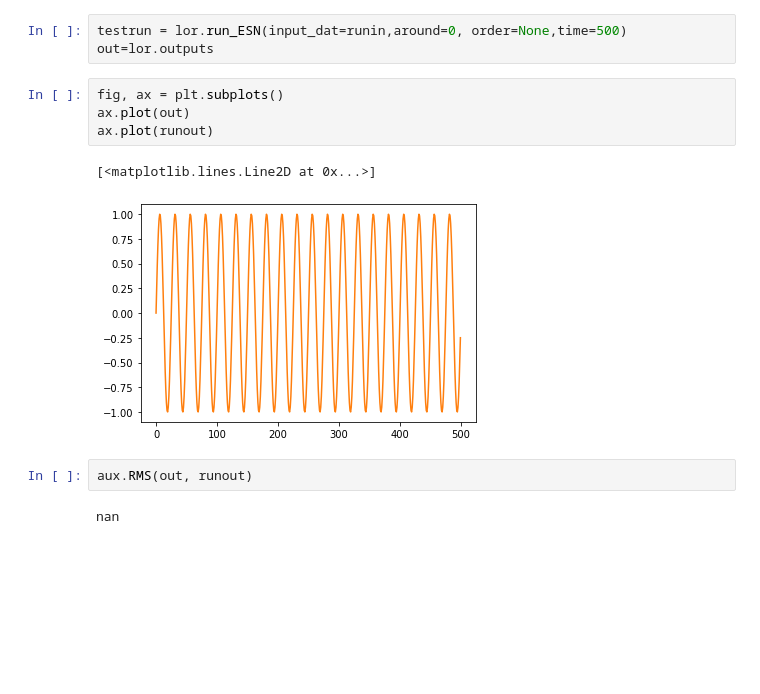
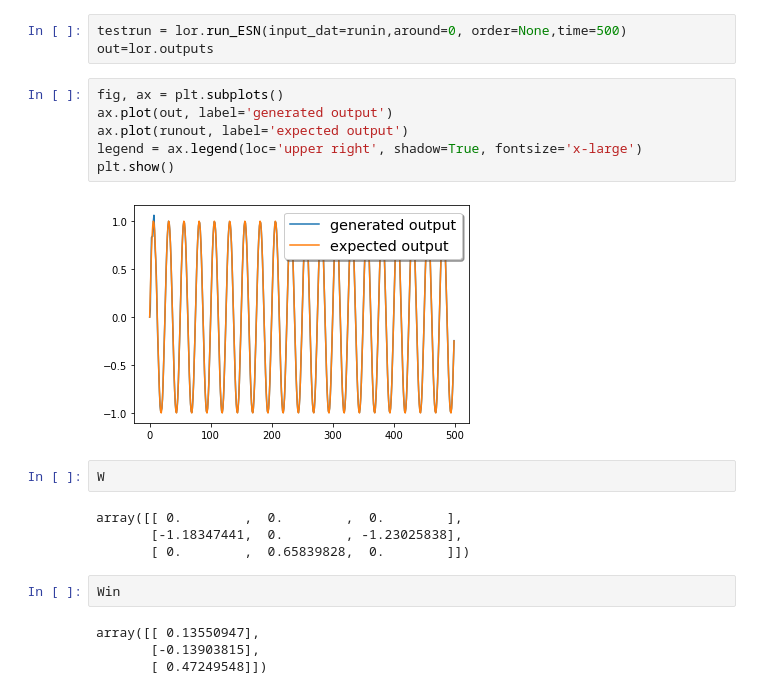
Before and after one commit to joshdey/Thesis, a Jupyter notebook: Code/sinteacher (network successfully learned (kinda)).ipynb, the cells around one changed output. Drawn from its saved outputs; the diff is of its cells as text; blank space fills up the shorter version.

```diff
--- a/Code/sinteacher (network successfully learned (kinda)).ipynb
+++ b/Code/sinteacher (network successfully learned (kinda)).ipynb
@@ -22,15 +22,24 @@ testrun = lor.run_ESN(input_dat=runin,around=0, order=None,time=500)
 out=lor.outputs
 # %%
 fig, ax = plt.subplots()
-ax.plot(out)
-ax.plot(runout)
+ax.plot(out, label='generated output')
+ax.plot(runout, label='expected output')
+legend = ax.legend(loc='upper right', shadow=True, fontsize='x-large')
+plt.show()
 # %% [output]
-[<matplotlib.lines.Line2D at 0x...>]
-[figure, old version]
+[figure, new version]
-# %%
-aux.RMS(out, runout)
-# %% [output]
-nan
+# %%
+W
+# %% [output]
+array([[ 0.        ,  0.        ,  0.        ],
+       [-1.18347441,  0.        , -1.23025838],
+       [ 0.        ,  0.65839828,  0.        ]])
+# %%
+Win
+# %% [output]
+array([[ 0.13550947],
+       [-0.13903815],
+       [ 0.47249548]])
 # %%
 lor.M
 # %% [output]
```
Also changed, not shown: parts of 3 cells of this notebook, 4 other files.
